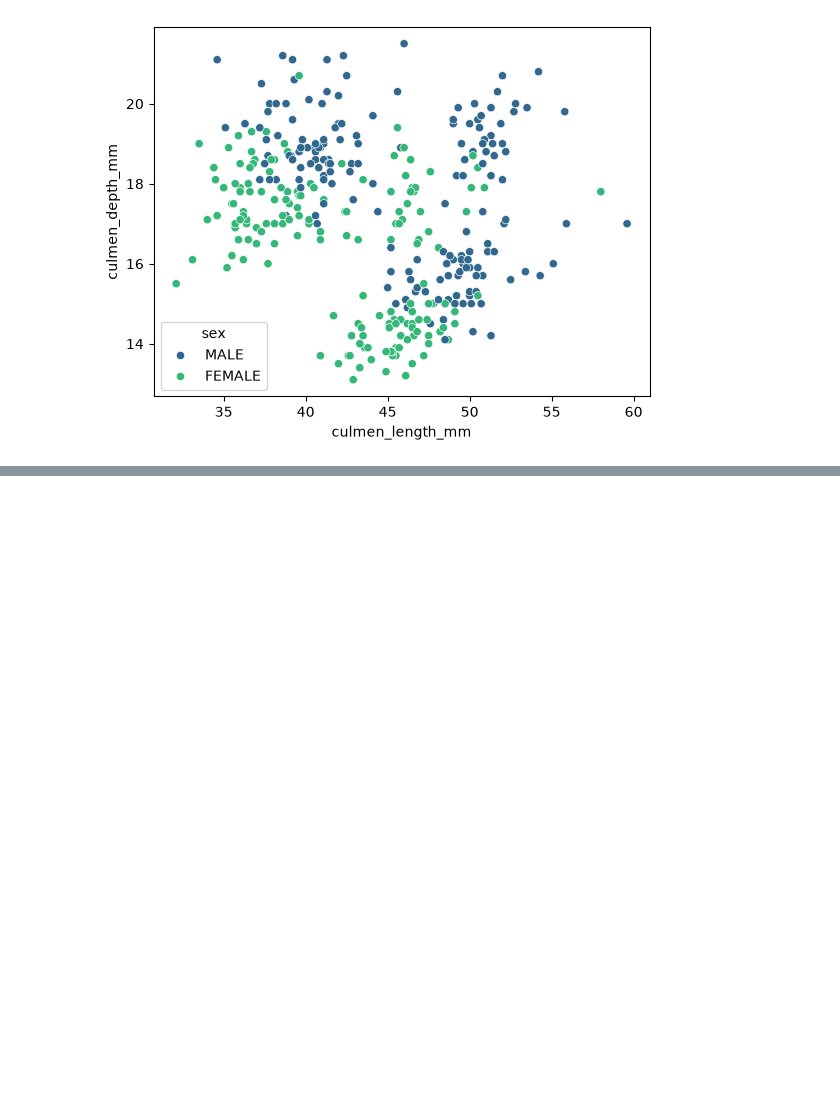
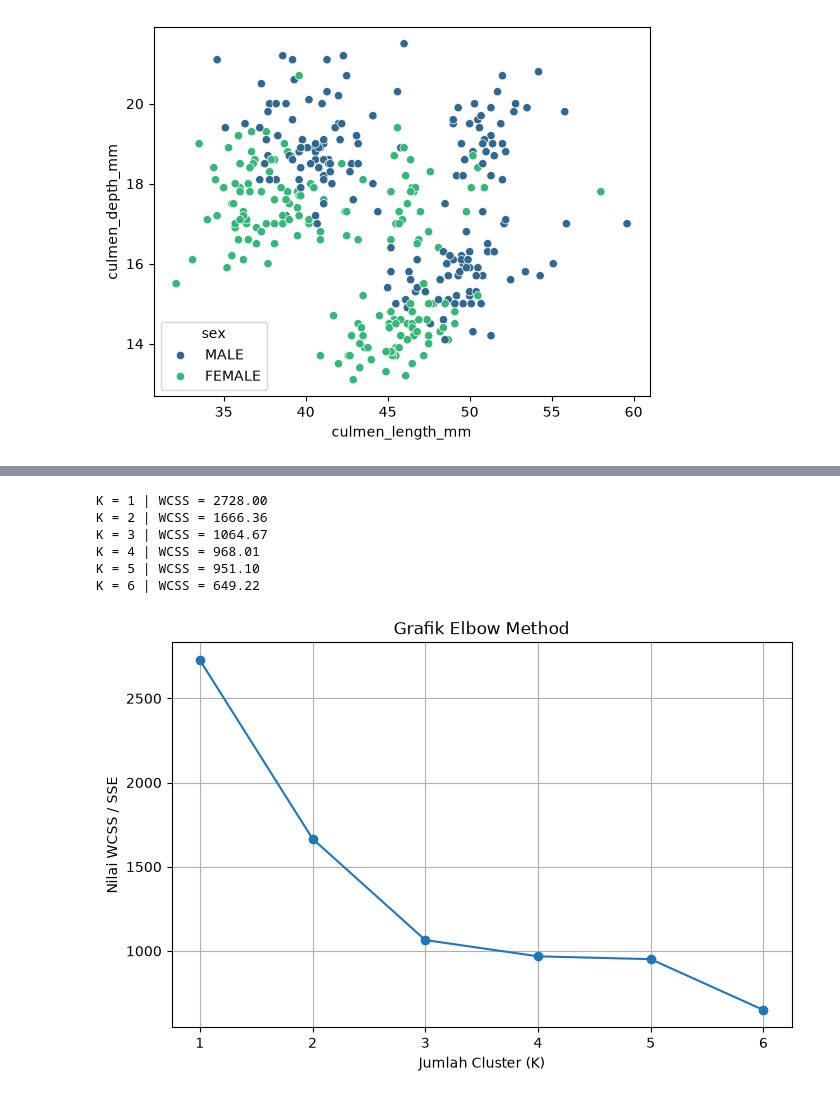
Before and after one commit to raplhy/Bootcamp-UBIG, a Jupyter notebook: Tugas15/Raw_Analysis.ipynb, the cells around one changed output, grey strips where cells are left out. Saved outputs shown, nothing was run; the diff lists cells and outputs as text; code cells hidden in the pictures; blank space fills up the shorter version.

Commit message:
feat: add raw analysis notebook for penguin species clustering using K-Means

```diff
--- a/Tugas15/Raw_Analysis.ipynb
+++ b/Tugas15/Raw_Analysis.ipynb
@@ -752,0 +312,5 @@ Berdasarkan rangkaian eksplorasi data, prapemrosesan, hingga pemodelan yang tela
+# %%
+X = pd.get_dummies(df, columns=['sex'], dtype=int)
+
+print("Kolom fitur X:", list(X.columns))
+print("Ukuran data X:", X.shape)
@@ -752,0 +322,8 @@ Berdasarkan rangkaian eksplorasi data, prapemrosesan, hingga pemodelan yang tela
+# %%
+mean_x = X.mean()
+std_x = X.std()
+
+X_scaled_df = (X - mean_x) / std_x
+scaled_data = X_scaled_df.values
+
+X_scaled_df.describe()
@@ -752,0 +346,3 @@ Berdasarkan rangkaian eksplorasi data, prapemrosesan, hingga pemodelan yang tela
+# %%
+def hitung_jarak(a, b):
+    return np.sqrt(np.sum((a - b) ** 2))
@@ -752,0 +424,36 @@ Berdasarkan rangkaian eksplorasi data, prapemrosesan, hingga pemodelan yang tela
+# %%
+def hitung_wcss(X, labels, centroids):
+    wcss = 0
+    for i, centroid in enumerate(centroids):
+        titik_cluster = X[labels == i]
+        if len(titik_cluster) > 0:
+            wcss += np.sum((titik_cluster - centroid) ** 2)
+    return wcss
+
+k_list = range(1, 7)
+sse = []
+
+for k in k_list:
+    np.random.seed(42)
+    model = KMeans(K=k, max_iters=100)
+    label_pred = model.predict(scaled_data)
+
+    nilai_sse = hitung_wcss(scaled_data, label_pred, model.centroids)
+    sse.append(nilai_sse)
+    print(f"K = {k} | WCSS = {nilai_sse:.2f}")
+
+plt.figure(figsize=(8, 5))
+plt.plot(k_list, sse, marker='o', linestyle='-')
+plt.title('Grafik Elbow Method')
+plt.xlabel('Jumlah Cluster (K)')
+plt.ylabel('Nilai WCSS / SSE')
+plt.grid(True)
+plt.show()
+# %% [output]
+K = 1 | WCSS = 2728.00
+K = 2 | WCSS = 1666.36
+K = 3 | WCSS = 1064.67
+K = 4 | WCSS = 968.01
+K = 5 | WCSS = 951.10
+K = 6 | WCSS = 649.22
+[figure, added]
```
Also changed, not shown: parts of 50 cells of this notebook, 2 other files.
